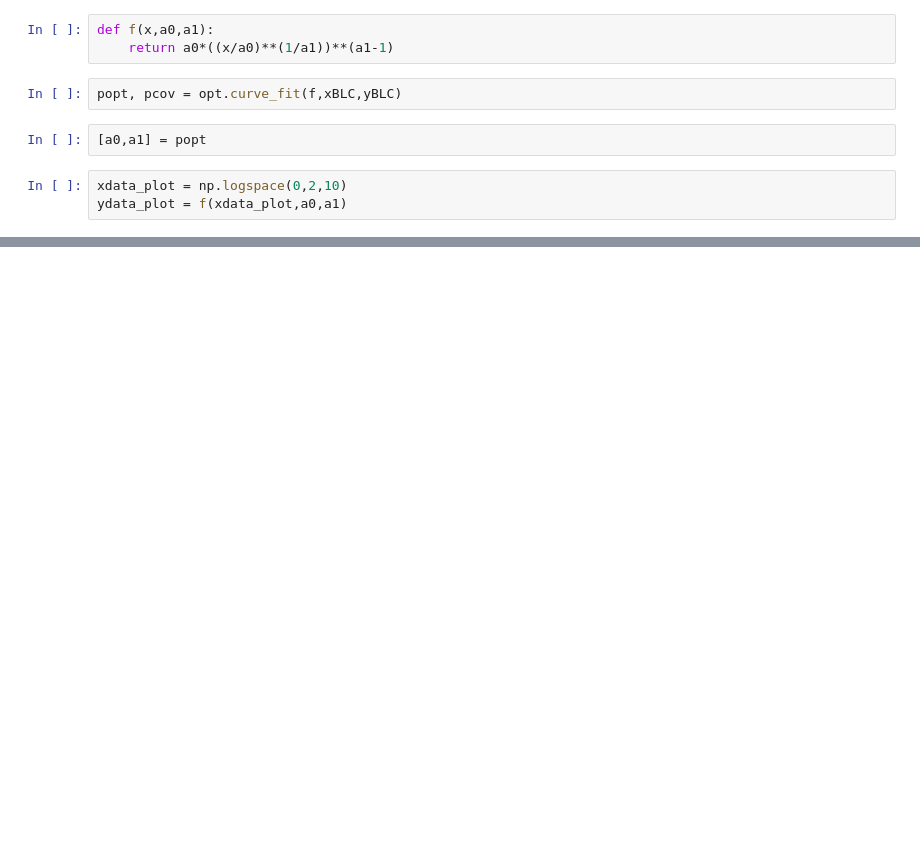
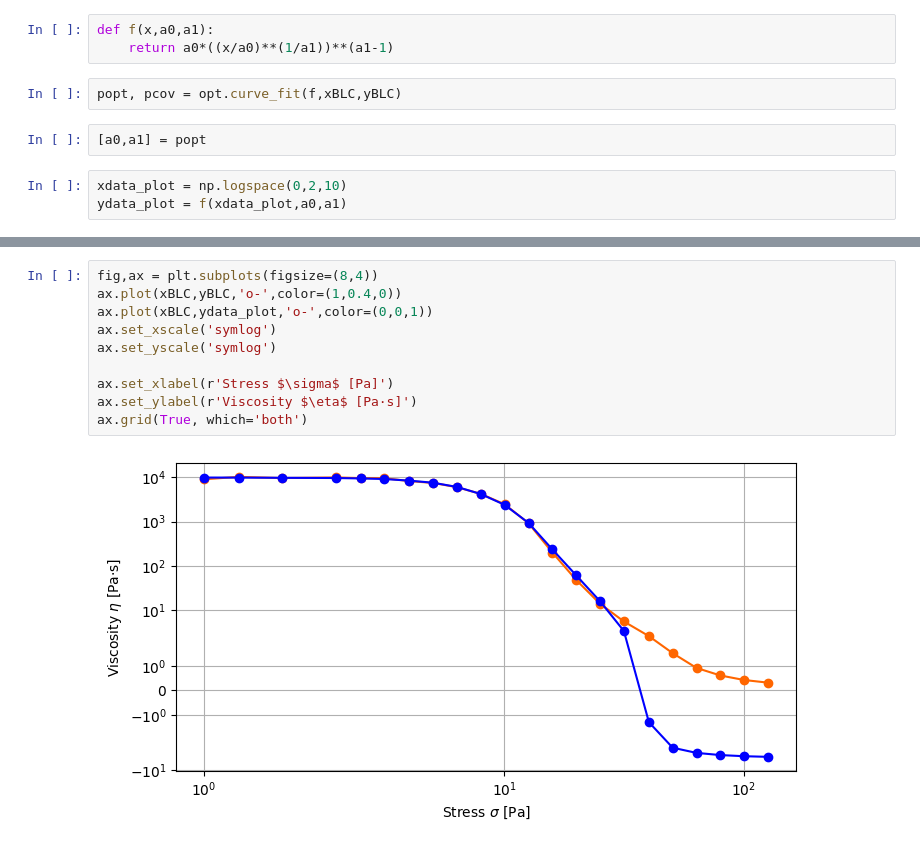
Before and after one commit to Ferraan/AdvancedFluidMechanics, a Jupyter notebook: 2-Rheology/Assignment2.ipynb, the cells around one changed output, grey strips where cells are left out. Cells and saved outputs as stored; diff of their text form; blank space fills up the shorter version.

```diff
--- a/2-Rheology/Assignment2.ipynb
+++ b/2-Rheology/Assignment2.ipynb
@@ -59,0 +90,12 @@ shear_rate=
+# %%
+fig,ax = plt.subplots(figsize=(8,4))
+ax.plot(xBLC,yBLC,'o-',color=(1,0.4,0))
+ax.plot(xBLC,ydata_plot,'o-',color=(0,0,1))
+ax.set_xscale('symlog')
+ax.set_yscale('symlog')
+
+ax.set_xlabel(r'Stress $\sigma$ [Pa]')
+ax.set_ylabel(r'Viscosity $\eta$ [Pa·s]')
+ax.grid(True, which='both')
+# %% [output]
+[figure, added]
```
Also changed, not shown: parts of 8 cells of this notebook.
